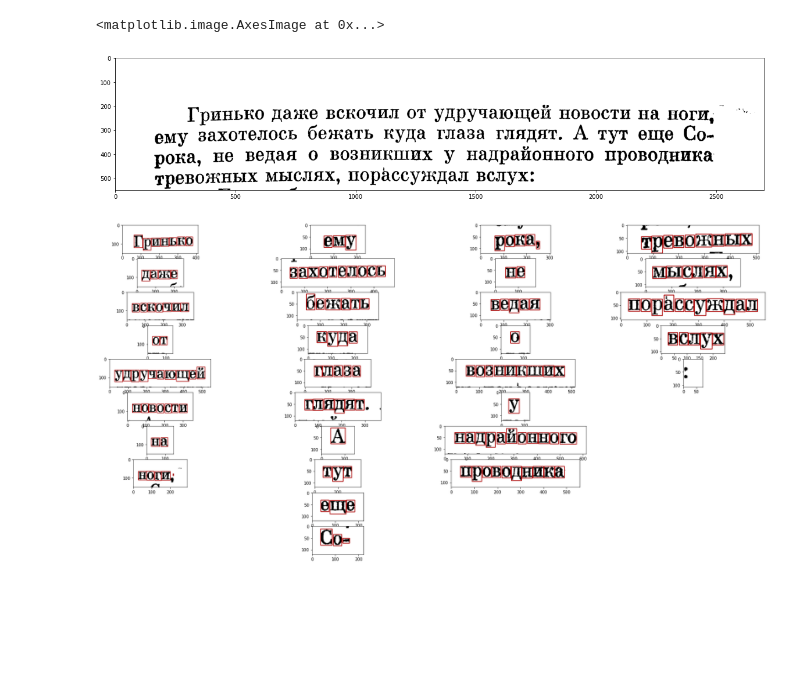
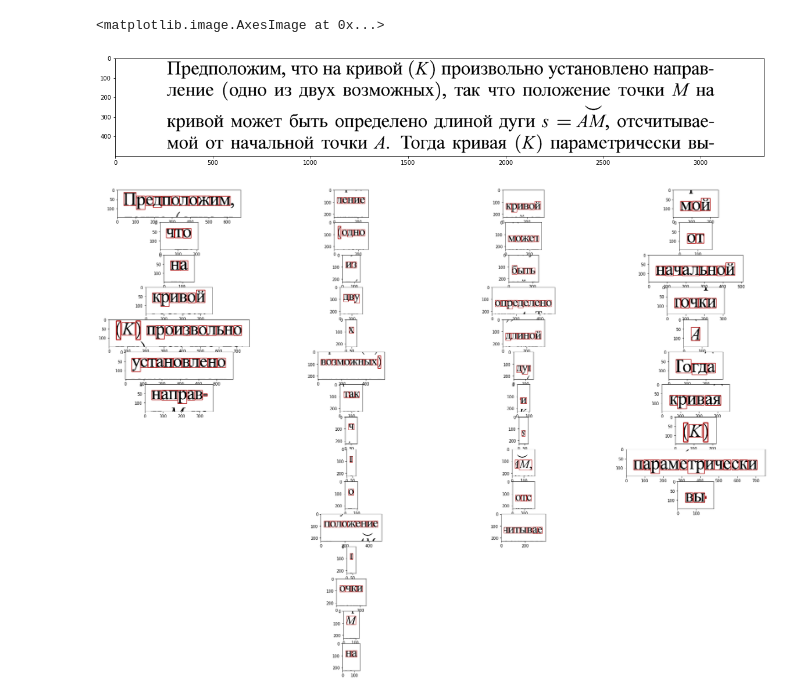
Before and after one commit to sreznick/ocr-search, a Jupyter notebook: crop_letters/crop letters test.ipynb, the cells around one changed output. Drawn from its saved outputs; the diff is of its cells as text; code cells hidden in the pictures; blank space fills up the shorter version.

```diff
--- a/crop_letters/crop letters test.ipynb
+++ b/crop_letters/crop letters test.ipynb
@@ -10,14 +11,19 @@ import matplotlib.pyplot as plt
 from crop_letters import binary, cut_lines, cut_words, contour_letters_cut_28x28, contour_letters_draw
 # %%
-img = cv2.imread("book_page_test_dark.png")
-img = img[:550, :]
+img = cv2.imread("book_page_fih.png")
+coeff = 5000/img.shape[0]
+if coeff < 1:
+    img = cv2.resize(img, (int(img.shape[1]*coeff), int(img.shape[0]*coeff)), cv2.INTER_AREA)
+else:
+    img = cv2.resize(img, (int(img.shape[1]*coeff), int(img.shape[0]*coeff)), cv2.INTER_LINEAR)
+img = img[500:1000, :]
 gray = cv2.cvtColor(img, cv2.COLOR_BGR2GRAY)
 
 plt.figure(figsize=(20, 20))
 plt.imshow(binary(gray)[1], cmap='gray')
 # %% [output]
 <matplotlib.image.AxesImage at 0x...>
-[figure, old version]
+[figure, new version]
 # %%
 lines = cut_lines(binary(gray)[1])
 
@@ -31,7 +37,7 @@ for i, line in enumerate(lines):
         plt.subplot(max_words, len(lines), j*len(lines) + i + 1)
         contour_letters_draw(word.T)
 # %% [output]
-[figure, old version]
+[figure, new version]
 # %%
 words = contour_letters_cut_28x28(gray)
 # %%
```
Also changed, not shown: parts of 4 cells of this notebook, 2 other files.
